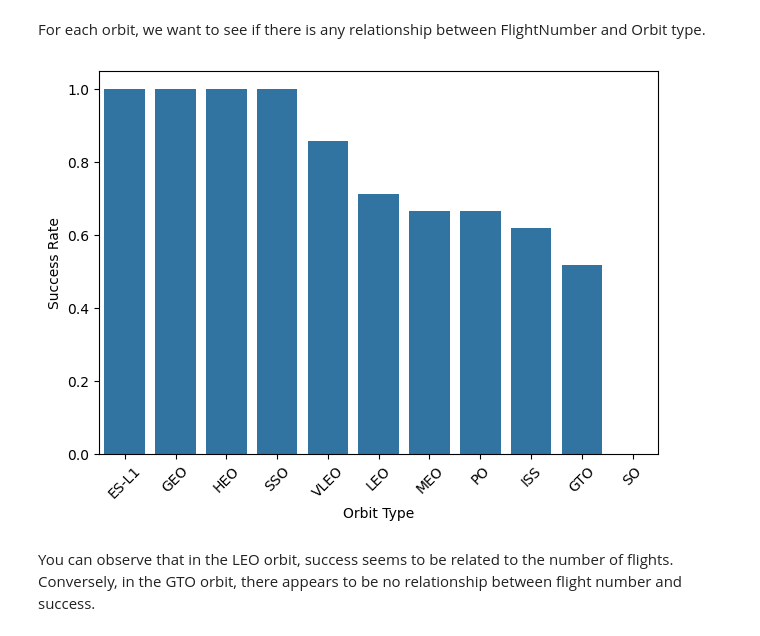
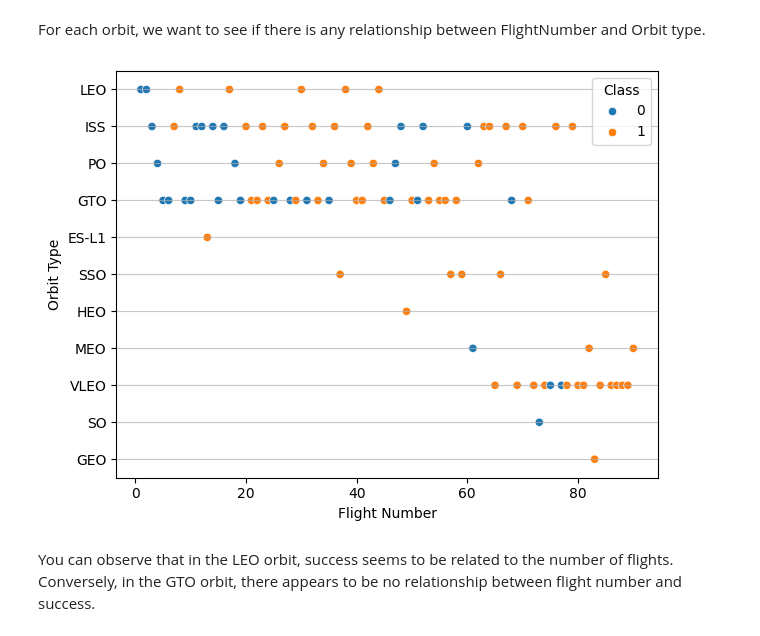
Before and after one commit to mcsd10/TestRepo, a Jupyter notebook: edadataviz.ipynb, the cells around one changed output. Cells and saved outputs as stored; diff of their text form; code cells hidden in the pictures.

```diff
--- a/edadataviz.ipynb
+++ b/edadataviz.ipynb
@@ -152,17 +164,19 @@ Analyze the plotted bar chart to identify which orbits have the highest success
 For each orbit, we want to see if there is any relationship between FlightNumber and Orbit type.
 # %%
 # Plot a scatter point chart with x axis to be FlightNumber and y axis to be the Orbit, and hue to be the class value
-sns.barplot(
-    data=orbit_success_rate,
-    x='Orbit',
-    y='Class')
-plt.xlabel('Orbit Type')
-plt.ylabel('Success Rate')
-plt.xticks(rotation=45)
+sns.scatterplot(
+    data=df,
+    x='FlightNumber',
+    y='Orbit',
+    hue='Class'
+)
+plt.xlabel('Flight Number')
+plt.ylabel('Orbit Type')
+plt.grid(axis='y', alpha=0.7)
 plt.tight_layout()
 plt.show()
 # %% [output]
-[figure, old version]
+[figure, new version]
 # %% [markdown]
 You can observe that in the LEO orbit, success seems to be related to the number of flights. Conversely, in the GTO orbit, there appears to be no relationship between flight number and success.
 # %% [markdown]
```
Also changed, not shown: parts of 5 cells of this notebook.
